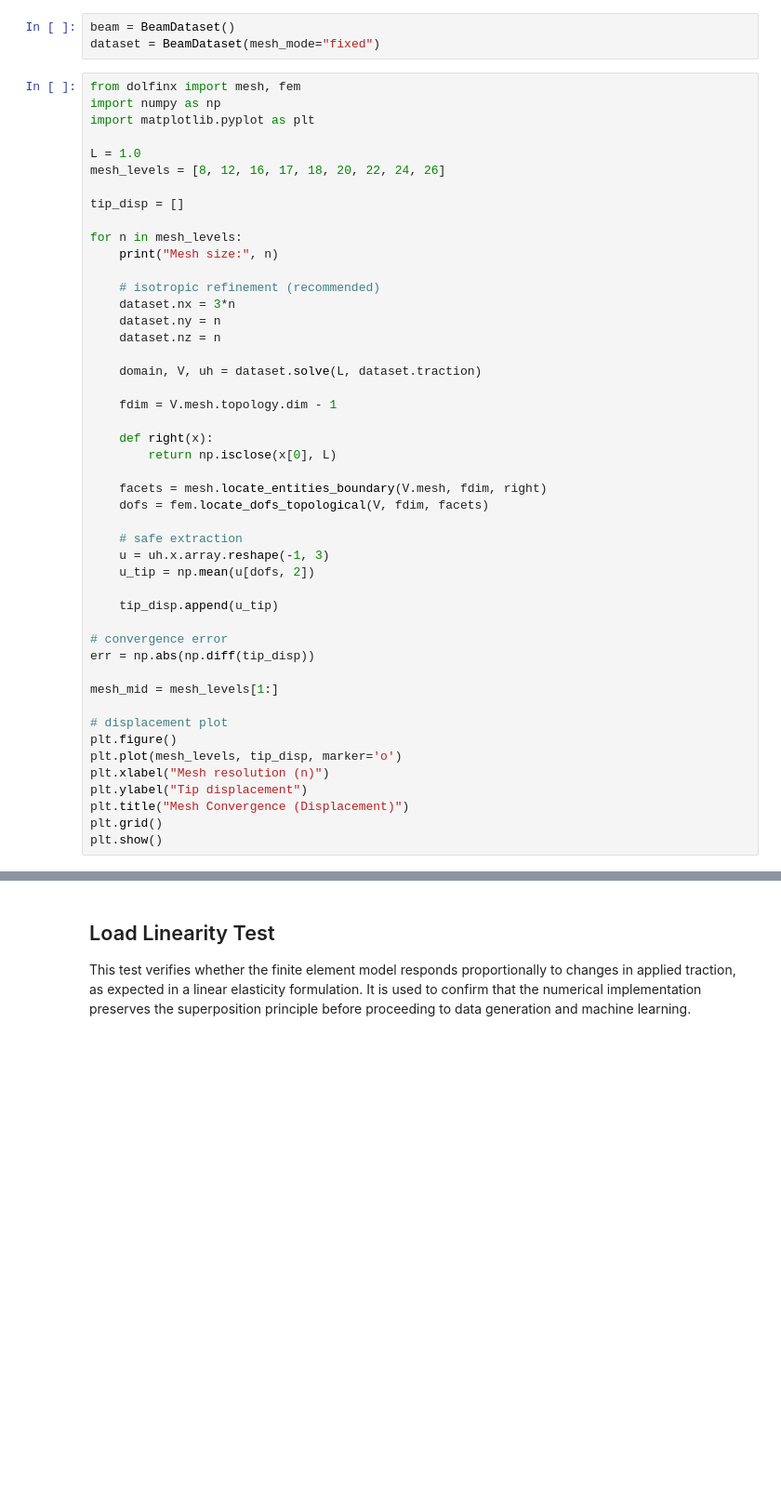
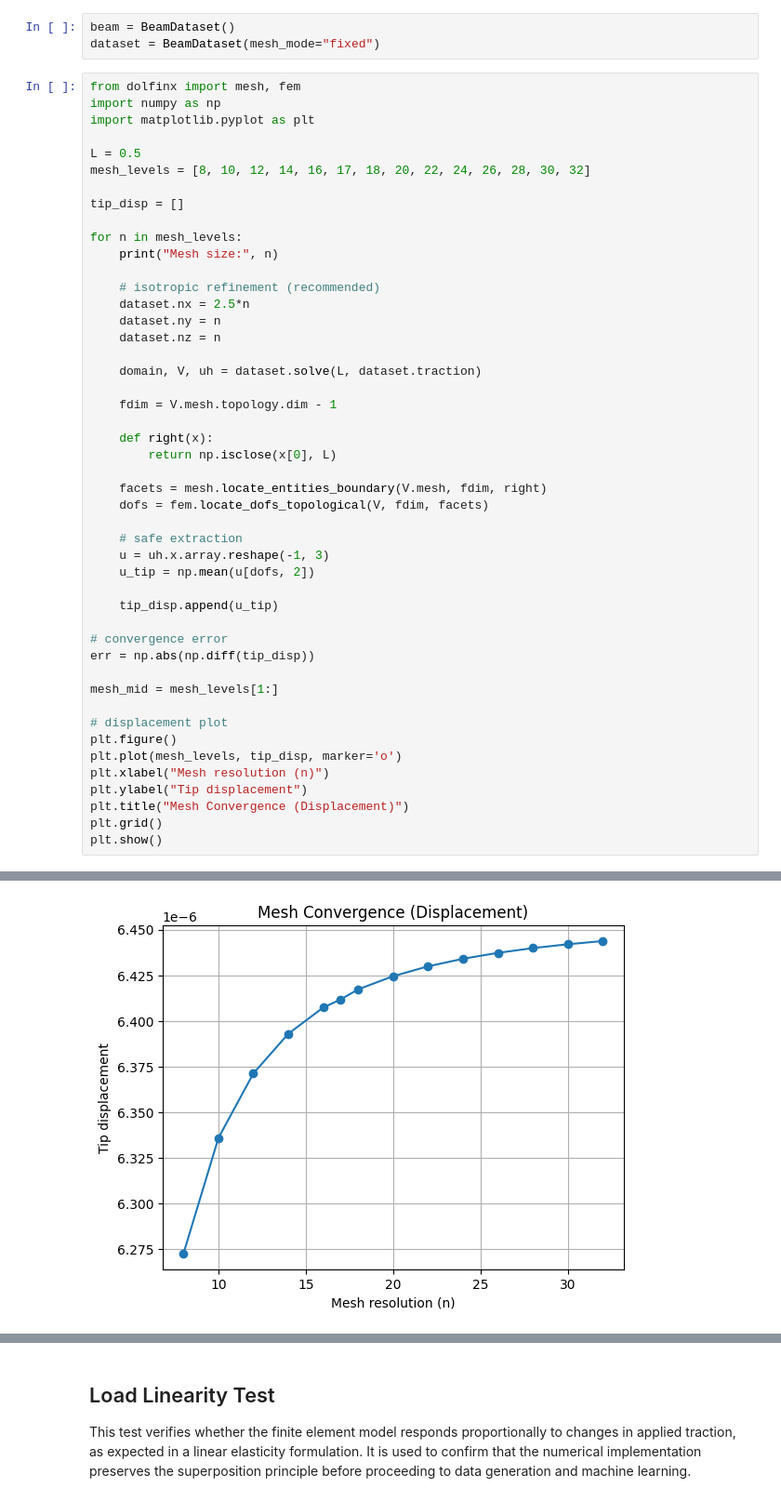
Before and after one commit to adnan-math/beam_fem_ml, a Jupyter notebook: fem_validation.ipynb, the cells around one changed output, grey strips where cells are left out. Shown at 93% size. Drawn from its saved outputs; the diff is of its cells as text; blank space fills up the shorter version.

```diff
--- a/fem_validation.ipynb
+++ b/fem_validation.ipynb
@@ -24,8 +54,8 @@ from dolfinx import mesh, fem
 import numpy as np
 import matplotlib.pyplot as plt
 
-L = 1.0
-mesh_levels = [8, 12, 16, 17, 18, 20, 22, 24, 26]
+L = 0.5
+mesh_levels = [8, 10, 12, 14, 16, 17, 18, 20, 22, 24, 26, 28, 30, 32]
 
 tip_disp = []
 
@@ -33,7 +63,7 @@ for n in mesh_levels:
     print("Mesh size:", n)
 
     # isotropic refinement (recommended)
-    dataset.nx = 3*n
+    dataset.nx = 2.5*n
     dataset.ny = n
     dataset.nz = n
 
@@ -66,3 +96,4 @@ plt.ylabel("Tip displacement")
 plt.title("Mesh Convergence (Displacement)")
 plt.grid()
 plt.show()
+# %% [output]
@@ -68,0 +117 @@ plt.show()
+[figure, added]
```
Also changed, not shown: parts of 7 cells of this notebook.
